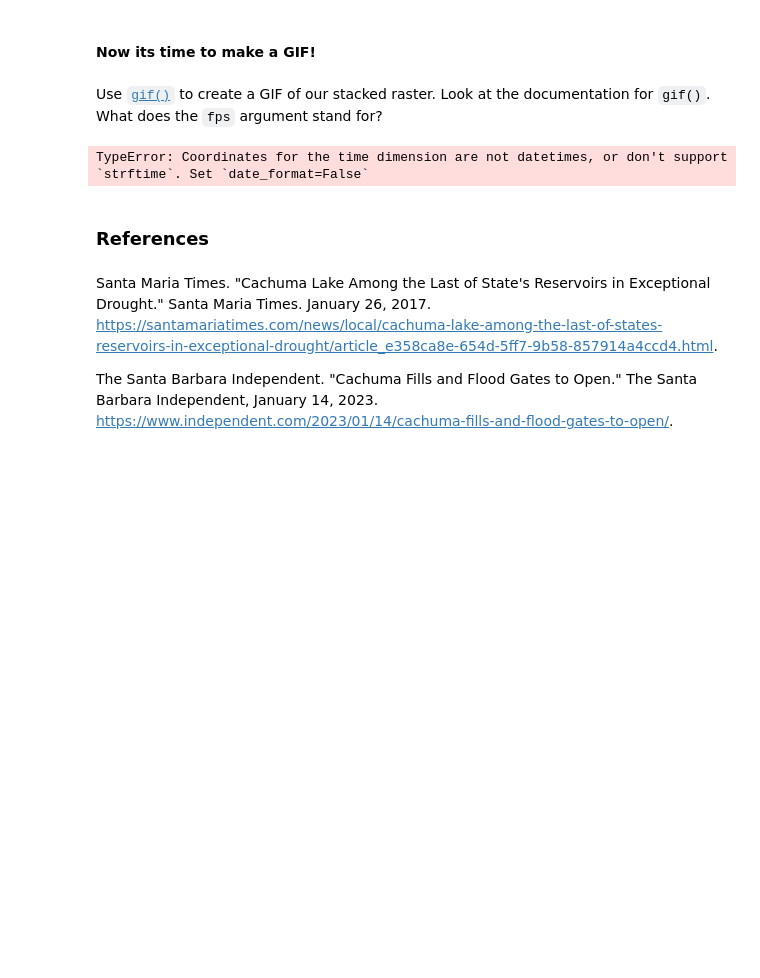
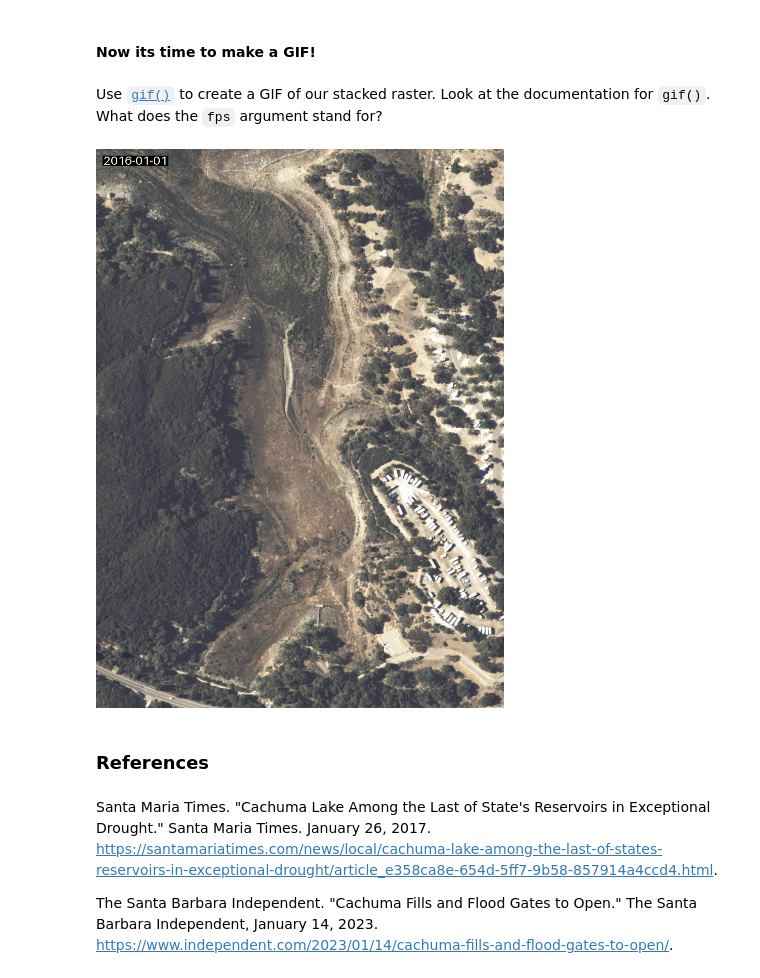
Before and after one commit to sofiiir/eds220-2025-sections, a Jupyter notebook: section10-gif-STUDENTS.ipynb, the cells around one changed output. Saved outputs shown, nothing was run; the diff lists cells and outputs as text; code cells hidden in the pictures; blank space fills up the shorter version.

```diff
--- a/section10-gif-STUDENTS.ipynb
+++ b/section10-gif-STUDENTS.ipynb
@@ -210,7 +210,7 @@ To get this timestamp for each year we can create a list using list comprehensio
 
 Use this format  and the code above to add a timestamp for each year.
 # %%
-times= [item.properties['datetime'] for item in items]
+times= [pd.to_datetime(item.properties['naip:year']) for item in items]
 # %% [markdown]
 And finally we assign these times as the coordinates (using `assign_coords()`) and sort by the vlaues of time dimension:
 # %%
@@ -240,9 +240,9 @@ array([[[[ 72,  71,  67, ..., 139, 142, 142],
 Use [`gif()`](https://geogif.readthedocs.io/en/latest/api.html#local-gif) to create a GIF of our stacked raster.  Look at the documentation for `gif()`. What does the `fps` argument stand for?
 # %%
 # Create GIF
-gif(stack , fps = 43)
+gif(stack , fps = 4)
 # %% [output]
-TypeError: Coordinates for the time dimension are not datetimes, or don't support `strftime`. Set `date_format=False`
+[figure, added]
 # %% [markdown]
 ### References
 # %% [markdown]
```
